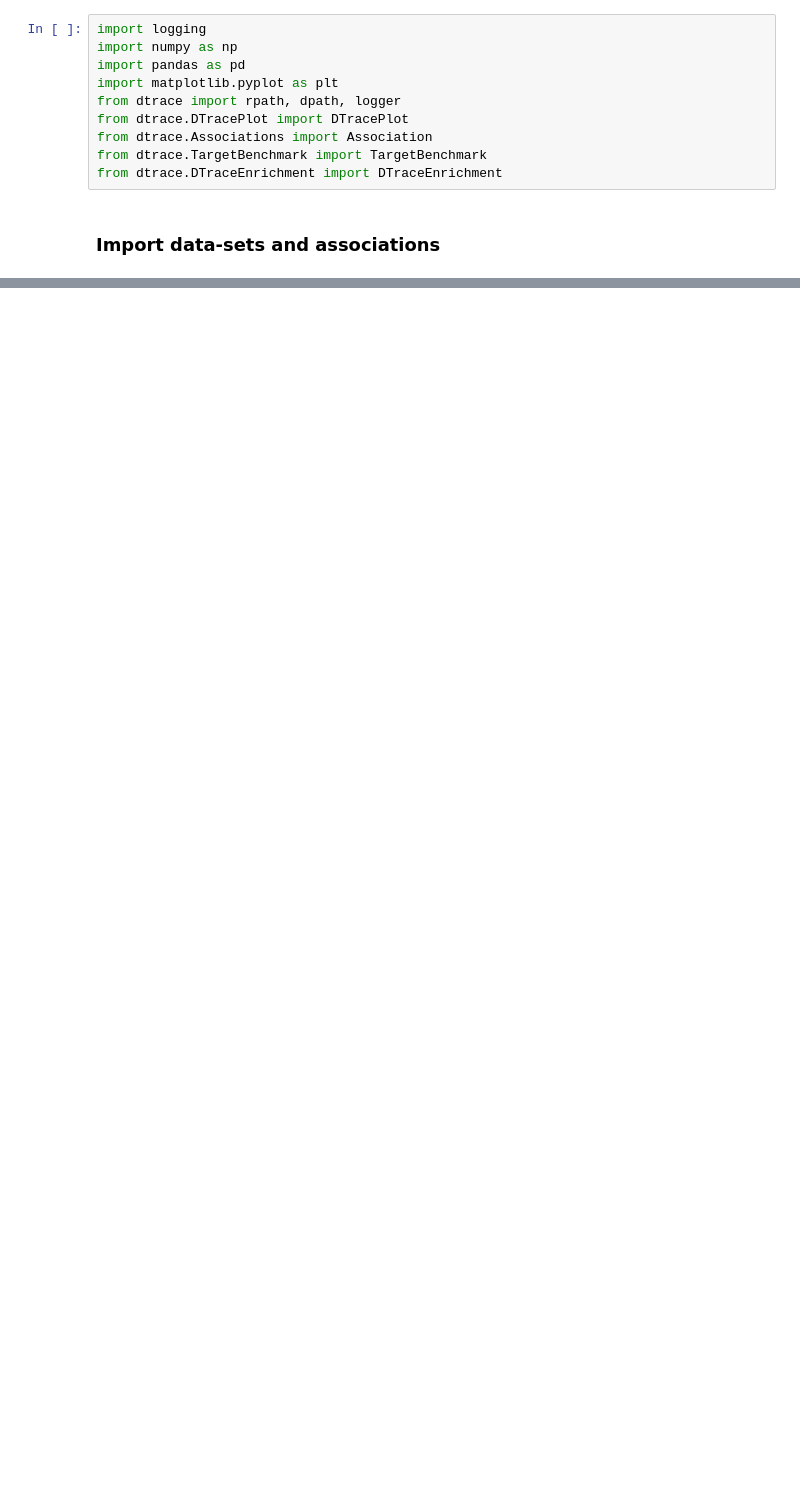
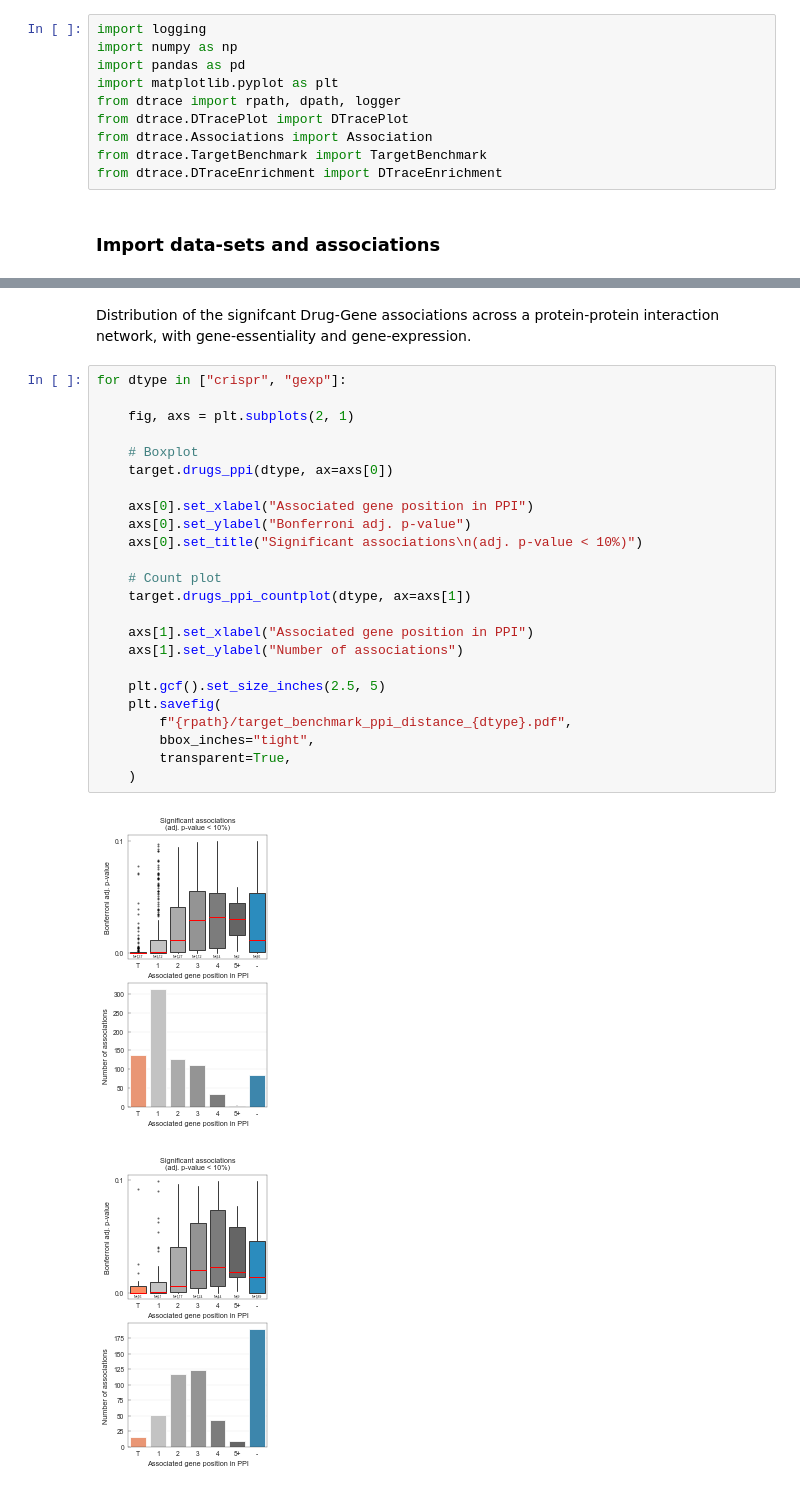
Before and after one commit to EmanuelGoncalves/dtrace, a Jupyter notebook: notebooks/2.TargetBenchmark.ipynb, the cells around one changed output, grey strips where cells are left out. Cells and saved outputs as stored; diff of their text form; blank space fills up the shorter version.

```diff
--- a/notebooks/2.TargetBenchmark.ipynb
+++ b/notebooks/2.TargetBenchmark.ipynb
@@ -89,0 +223,30 @@ plt.savefig(
+# %% [markdown]
+Distribution of the signifcant Drug-Gene associations across a protein-protein interaction network, with
+gene-essentiality and gene-expression.
+# %%
+for dtype in ["crispr", "gexp"]:
+
+    fig, axs = plt.subplots(2, 1)
+
+    # Boxplot
+    target.drugs_ppi(dtype, ax=axs[0])
+
+    axs[0].set_xlabel("Associated gene position in PPI")
+    axs[0].set_ylabel("Bonferroni adj. p-value")
+    axs[0].set_title("Significant associations\n(adj. p-value < 10%)")
+
+    # Count plot
+    target.drugs_ppi_countplot(dtype, ax=axs[1])
+
+    axs[1].set_xlabel("Associated gene position in PPI")
+    axs[1].set_ylabel("Number of associations")
+
+    plt.gcf().set_size_inches(2.5, 5)
+    plt.savefig(
+        f"{rpath}/target_benchmark_ppi_distance_{dtype}.pdf",
+        bbox_inches="tight",
+        transparent=True,
+    )
+# %% [output]
+[figure, added]
+[figure, added]
```
Also changed, not shown: parts of 85 cells of this notebook, 53 other files.
